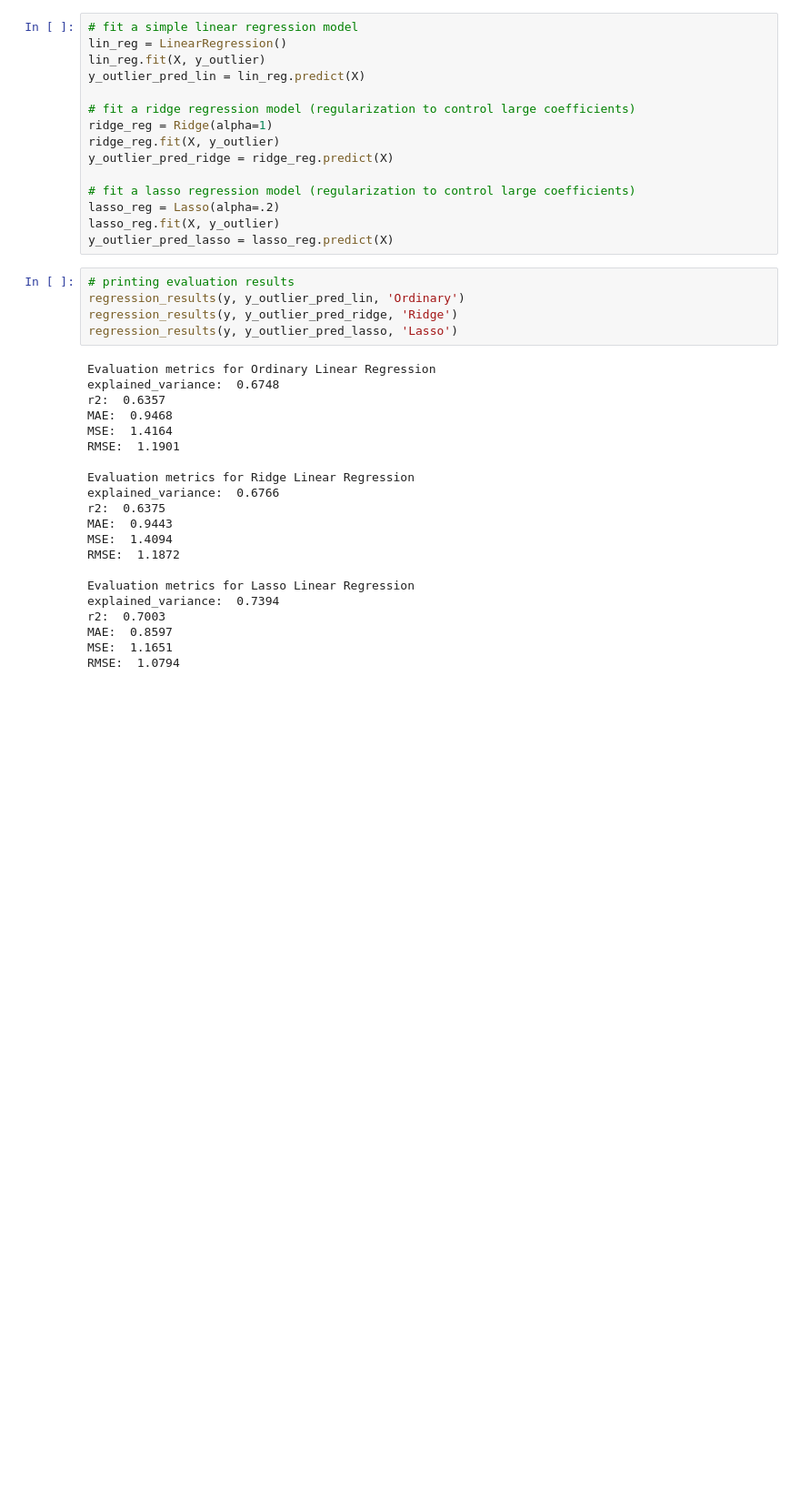
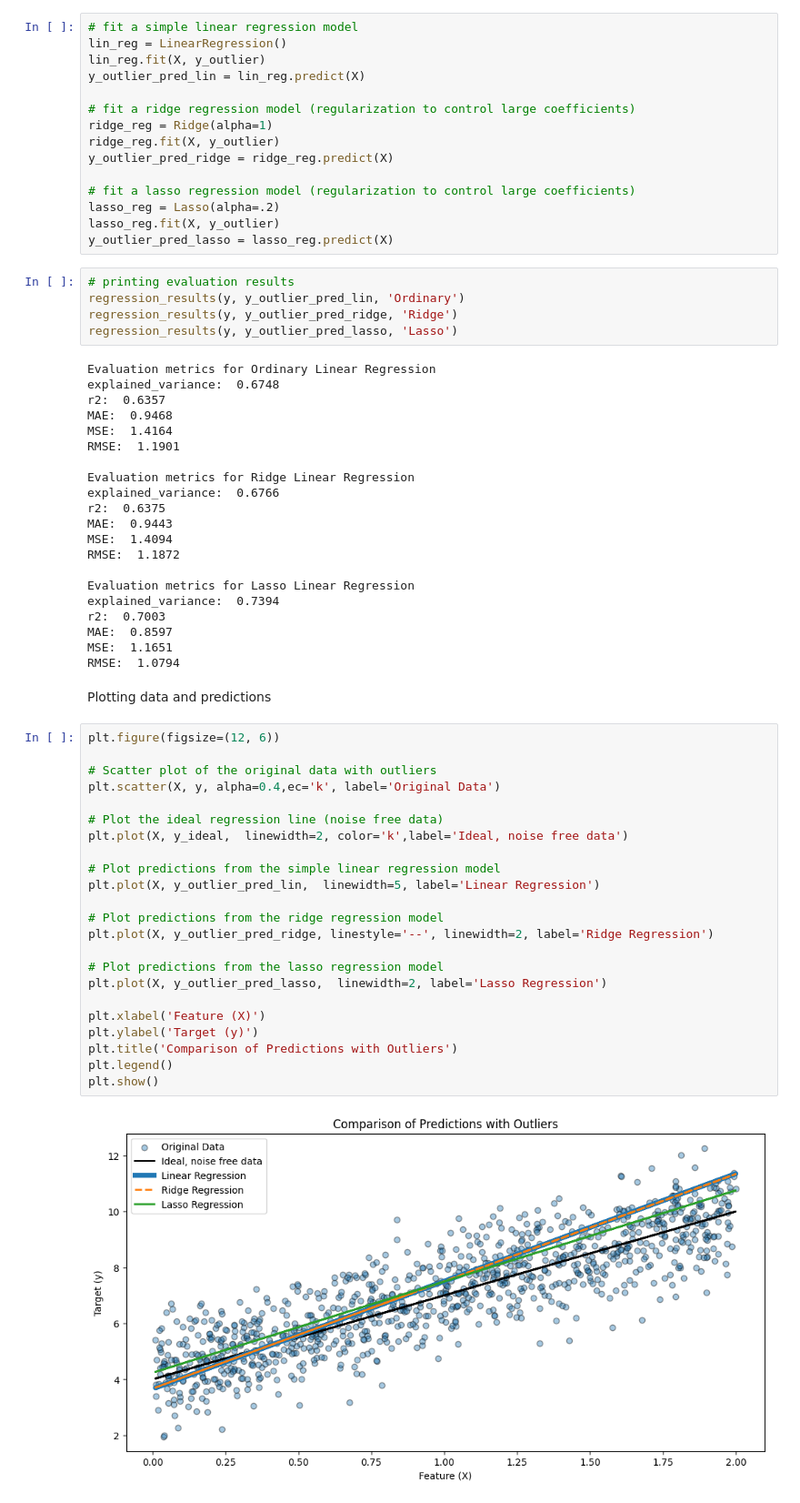
Before and after one commit to Helia-Karisani/regularization-in-linear-regression, a Jupyter notebook: regularization-in-linear-regression.ipynb, the cells around one changed output. Shown at 91% size. Drawn from its saved outputs; the diff is of its cells as text; blank space fills up the shorter version.

Commit message:
plot

```diff
--- a/regularization-in-linear-regression.ipynb
+++ b/regularization-in-linear-regression.ipynb
@@ -131,3 +131,30 @@ r2:  0.7003
 MAE:  0.8597
 MSE:  1.1651
 RMSE:  1.0794
+# %% [markdown]
+Plotting data and predictions
+# %%
+plt.figure(figsize=(12, 6))
+
+# Scatter plot of the original data with outliers
+plt.scatter(X, y, alpha=0.4,ec='k', label='Original Data')
+
+# Plot the ideal regression line (noise free data)
+plt.plot(X, y_ideal,  linewidth=2, color='k',label='Ideal, noise free data')
+
+# Plot predictions from the simple linear regression model
+plt.plot(X, y_outlier_pred_lin,  linewidth=5, label='Linear Regression')
+
+# Plot predictions from the ridge regression model
+plt.plot(X, y_outlier_pred_ridge, linestyle='--', linewidth=2, label='Ridge Regression')
+
+# Plot predictions from the lasso regression model
+plt.plot(X, y_outlier_pred_lasso,  linewidth=2, label='Lasso Regression')
+
+plt.xlabel('Feature (X)')
+plt.ylabel('Target (y)')
+plt.title('Comparison of Predictions with Outliers')
+plt.legend()
+plt.show()
+# %% [output]
+[figure, added]
```
Also changed, not shown: parts of 2 cells of this notebook.
